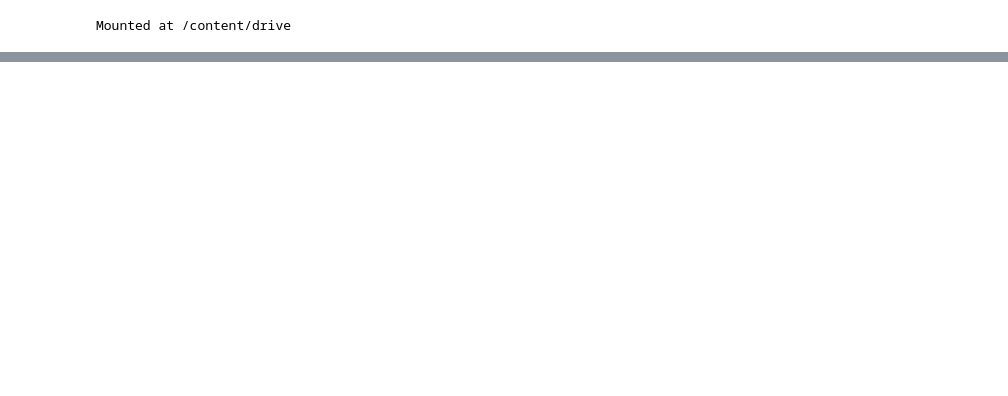
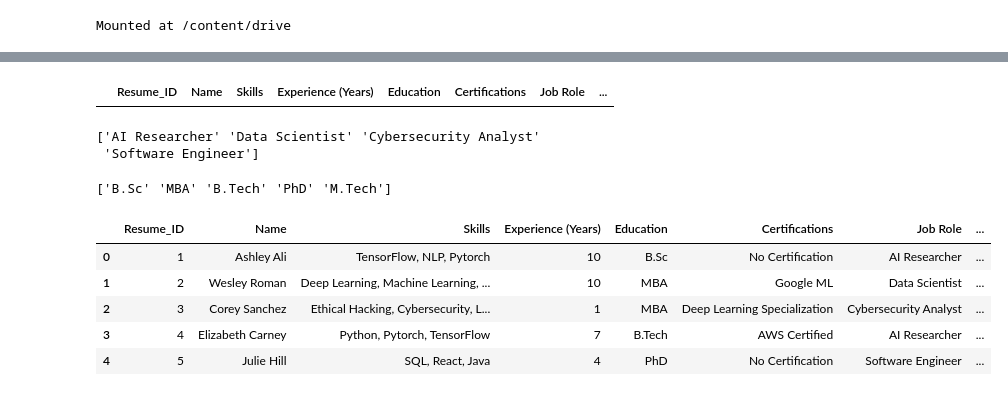
Before and after one commit to Krishna-Dhawangale/Resume-Screening-Machine-Learning-, a Jupyter notebook: ANN_resume_screening.ipynb, the cells around one changed output, grey strips where cells are left out. Saved outputs shown, nothing was run; the diff lists cells and outputs as text; code cells hidden in the pictures; blank space fills up the shorter version.

```diff
--- a/ANN_resume_screening.ipynb
+++ b/ANN_resume_screening.ipynb
@@ -470,0 +114,23 @@ Cybersecurity Analyst       1.00      1.00      1.00        51
+# %%
+df[df.isnull().any(axis=1)]
+# %% [output]
+|  | Resume_ID | Name | Skills | Experience (Years) | Education | Certifications | Job Role | ... |
+# %%
+print(df['Job Role'].unique())
+# %% [output]
+['AI Researcher' 'Data Scientist' 'Cybersecurity Analyst'
+ 'Software Engineer']
+# %%
+print(df['Education'].unique())
+# %% [output]
+['B.Sc' 'MBA' 'B.Tech' 'PhD' 'M.Tech']
+# %%
+df['Recruiter_Decision_Mapped'] = df['Recruiter Decision'].map({'Hire': 1, 'Reject': 0})
+display(df.head())
+# %% [output]
+|  | Resume_ID | Name | Skills | Experience (Years) | Education | Certifications | Job Role | ... |
+| 0 | 1 | Ashley Ali | TensorFlow, NLP, Pytorch | 10 | B.Sc | No Certification | AI Researcher | ... |
+| 1 | 2 | Wesley Roman | Deep Learning, Machine Learning, ... | 10 | MBA | Google ML | Data Scientist | ... |
+| 2 | 3 | Corey Sanchez | Ethical Hacking, Cybersecurity, L... | 1 | MBA | Deep Learning Specialization | Cybersecurity Analyst | ... |
+| 3 | 4 | Elizabeth Carney | Python, Pytorch, TensorFlow | 7 | B.Tech | AWS Certified | AI Researcher | ... |
+| 4 | 5 | Julie Hill | SQL, React, Java | 4 | PhD | No Certification | Software Engineer | ... |
```
Also changed, not shown: parts of 47 cells of this notebook.
